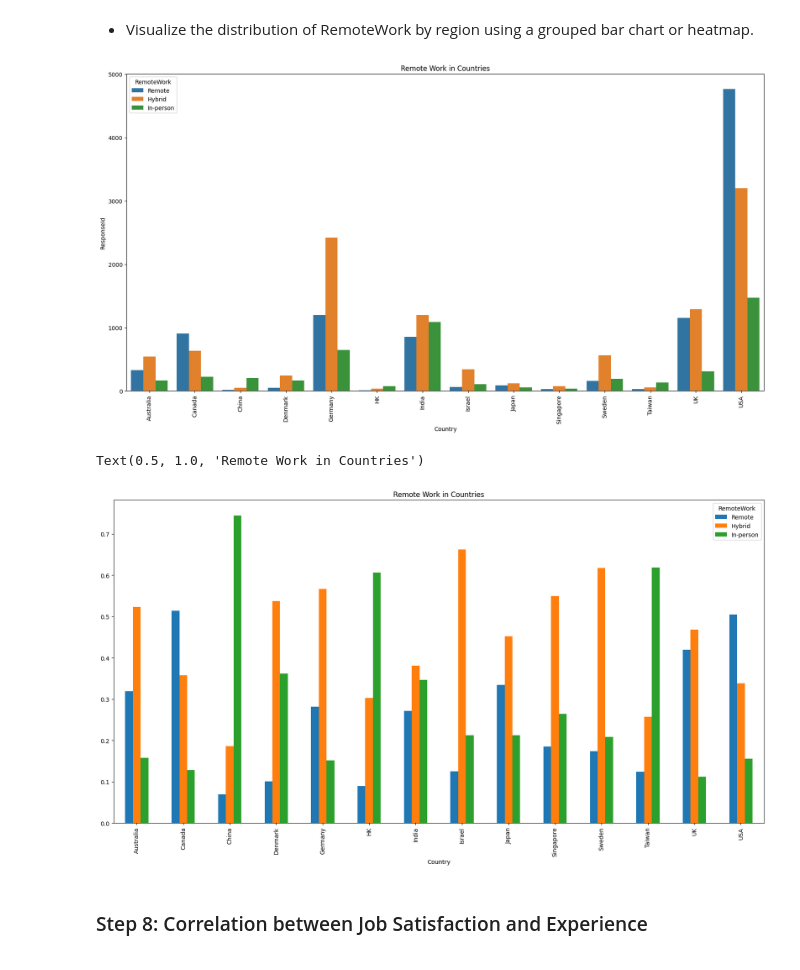
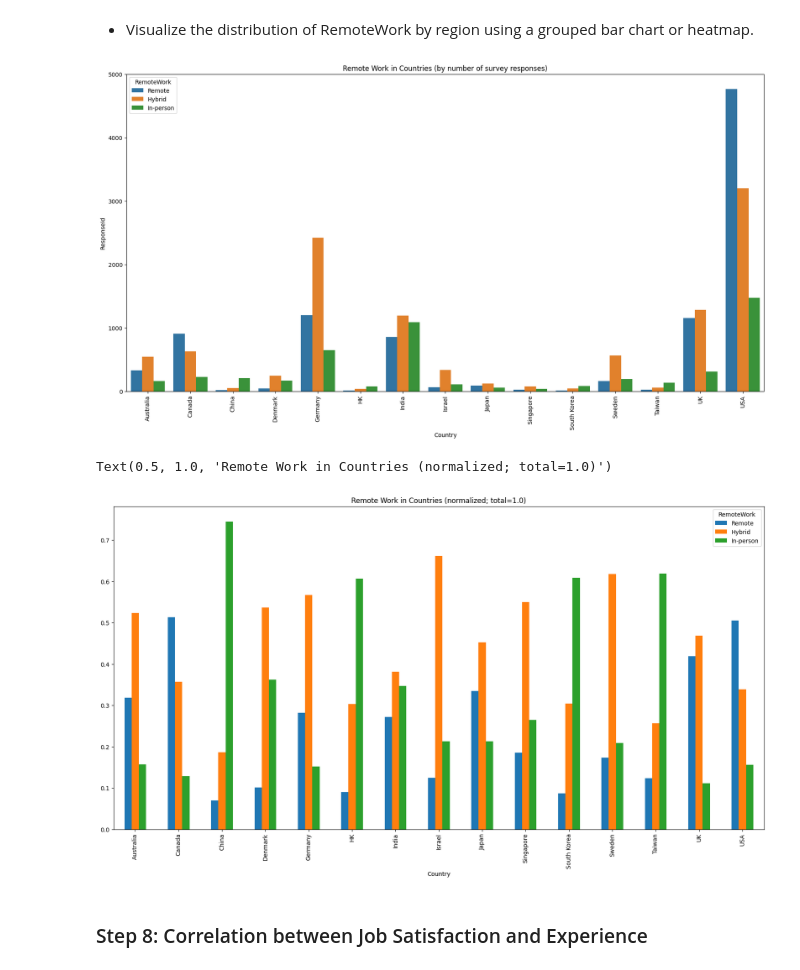
Before and after one commit to kingfaicl/DataAnRepo, a Jupyter notebook: Mod3_Lab 11 Finding How The Data is Distributed.ipynb, the cells around one changed output. Drawn from its saved outputs; the diff is of its cells as text; code cells hidden in the pictures.

```diff
--- a/Mod3_Lab 11 Finding How The Data is Distributed.ipynb
+++ b/Mod3_Lab 11 Finding How The Data is Distributed.ipynb
@@ -166,6 +166,16 @@ df.loc[:,'Country'] = df['Country'].replace({
     'United States of America': 'USA',
     'United Kingdom of Great Britain and Northern Ireland': 'UK',
     'Hong Kong (S.A.R.)': 'HK',
+    'Democratic People\'s Republic of Korea': 'North Korea',
+    'Republic of Korea': 'South Korea',
+    'Venezuela, Bolivarian Republic of...': 'Venezuela',
+    'Micronesia, Federated States of...': 'Micronesia',
+    'Democratic Republic of the Congo': 'DR Congo',
+    'Lao People\'s Democratic Republic': 'Laos',
+    'Iran, Islamic Republic of...': 'Iran',
+    'Republic of North Macedonia': 'North Macedonia',
+    'United Republic of Tanzania': 'Tanzania',
+    'Congo, Republic of the...': 'Congo',
 })
 # %%
 c_list = [
@@ -198,6 +208,7 @@ c_list = [
     'China',
     #'Finland',
     'Japan',
+    'South Korea',
     'Taiwan',
     'HK',
     'Singapore',
@@ -214,19 +225,19 @@ sns.barplot(data=df3.groupby(['Country', 'RemoteWork'])['ResponseId'].count().re
             hue='RemoteWork',
             hue_order=['Remote', 'Hybrid', 'In-person'])
 plt.xticks(rotation=90)
-plt.title('Remote Work in Countries')
+plt.title('Remote Work in Countries (by number of survey responses)')
 plt.xticks(rotation=90)
 plt.show()
 # %% [output]
-[figure, old version]
+[figure, new version]
 # %%
-# better: using crosstab to normalize numbers across countries
+# better: using crosstab to normalize numbers within each country (i.e. across each row)
 ct = pd.crosstab(index=df3['Country'], columns=df3['RemoteWork'], normalize='index').reindex(columns=['Remote', 'Hybrid', 'In-person'])
 ct.plot.bar(figsize = (20,10))
-plt.title('Remote Work in Countries')
+plt.title('Remote Work in Countries (normalized; total=1.0)')
 # %% [output]
-Text(0.5, 1.0, 'Remote Work in Countries')
+Text(0.5, 1.0, 'Remote Work in Countries (normalized; total=1.0)')
-[figure, old version]
+[figure, new version]
 # %% [markdown]
 ### Step 8: Correlation between Job Satisfaction and Experience
 # %% [markdown]
```
